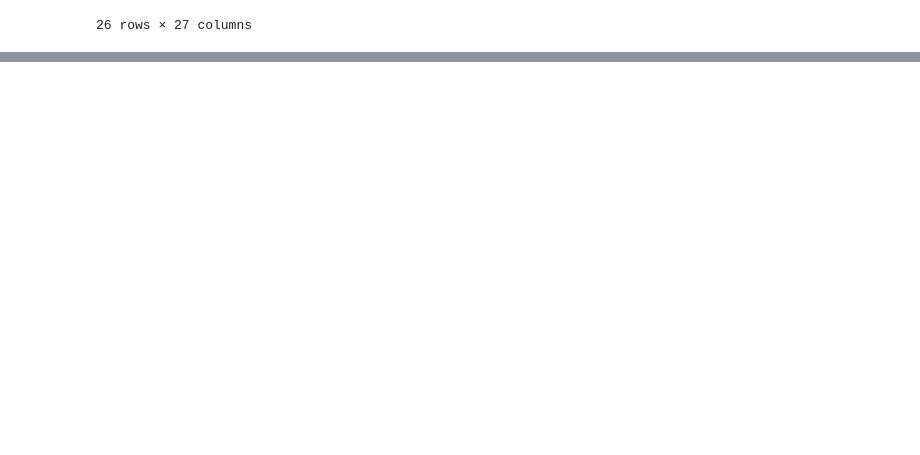
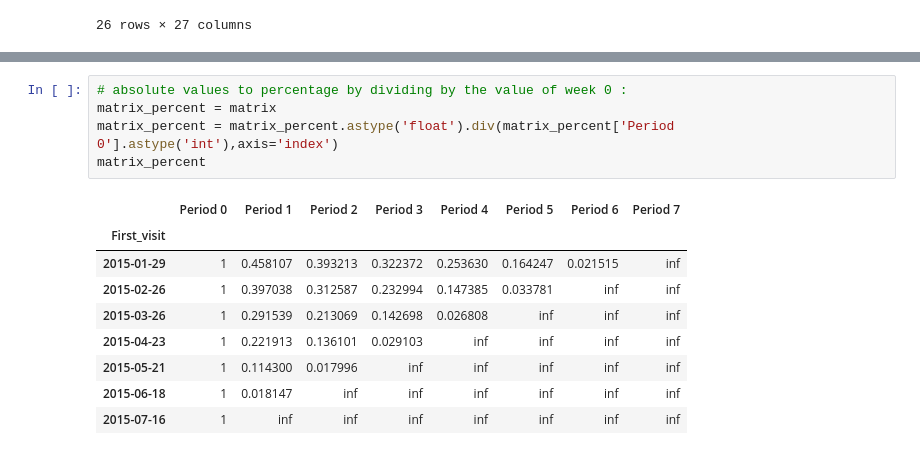
Before and after one commit to Kerla34/Ally, a Jupyter notebook: RetentionRate.ipynb, the cells around one changed output, grey strips where cells are left out. Saved outputs shown, nothing was run; the diff lists cells and outputs as text; blank space fills up the shorter version.

```diff
--- a/RetentionRate.ipynb
+++ b/RetentionRate.ipynb
@@ -468,0 +530,15 @@ TypeError: 'int' object is not callable
+# %%
+# absolute values to percentage by dividing by the value of week 0 :
+matrix_percent = matrix
+matrix_percent = matrix_percent.astype('float').div(matrix_percent['Period 0'].astype('int'),axis='index')
+matrix_percent
+# %% [output]
+|  | Period 0 | Period 1 | Period 2 | Period 3 | Period 4 | Period 5 | Period 6 | Period 7 |
+| First_visit |  |  |  |  |  |  |  |  |
+| 2015-01-29 | 1 | 0.458107 | 0.393213 | 0.322372 | 0.253630 | 0.164247 | 0.021515 | inf |
+| 2015-02-26 | 1 | 0.397038 | 0.312587 | 0.232994 | 0.147385 | 0.033781 | inf | inf |
+| 2015-03-26 | 1 | 0.291539 | 0.213069 | 0.142698 | 0.026808 | inf | inf | inf |
+| 2015-04-23 | 1 | 0.221913 | 0.136101 | 0.029103 | inf | inf | inf | inf |
+| 2015-05-21 | 1 | 0.114300 | 0.017996 | inf | inf | inf | inf | inf |
+| 2015-06-18 | 1 | 0.018147 | inf | inf | inf | inf | inf | inf |
+| 2015-07-16 | 1 | inf | inf | inf | inf | inf | inf | inf |
```
Also changed, not shown: parts of 20 cells of this notebook, 3 other files.
